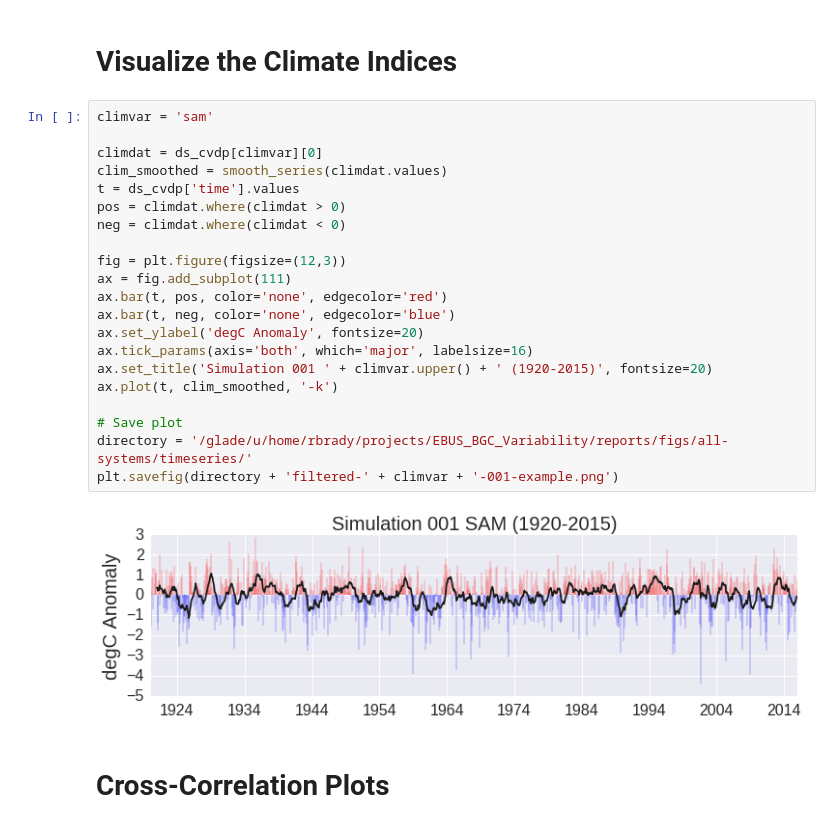
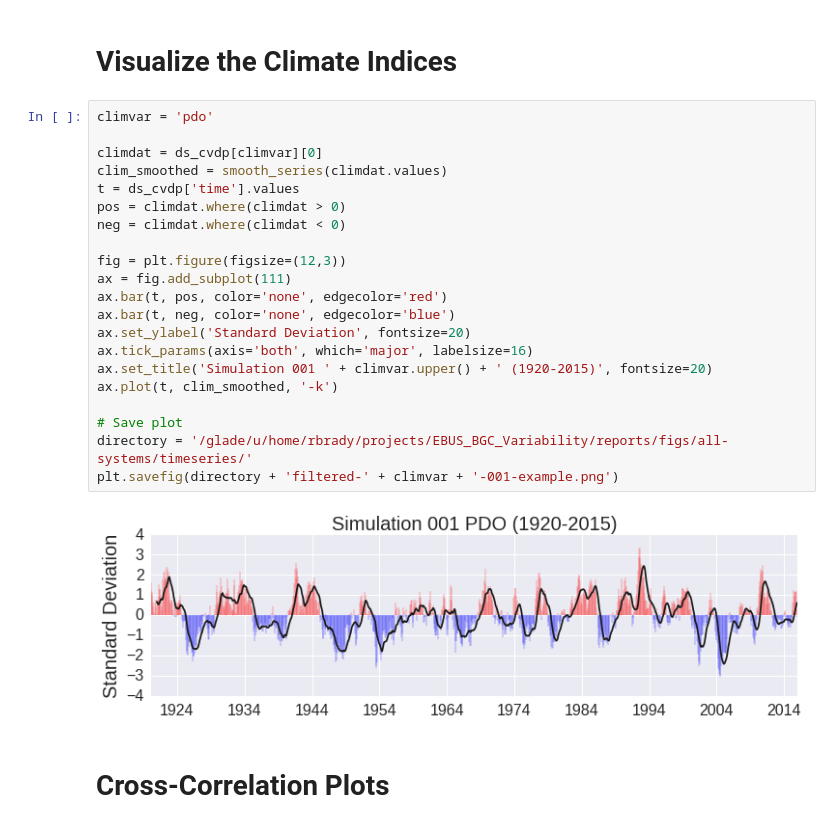
Before and after one commit to bradyrx/EBUS_BGC_Variability, a Jupyter notebook: notebooks/Timeseries_Analysis/EBUS-ENSO-timeseries-analysis.ipynb, the cells around one changed output. Saved outputs shown, nothing was run; the diff lists cells and outputs as text.

```diff
--- a/notebooks/Timeseries_Analysis/EBUS-ENSO-timeseries-analysis.ipynb
+++ b/notebooks/Timeseries_Analysis/EBUS-ENSO-timeseries-analysis.ipynb
@@ -283,28 +283,28 @@ ds_cvdp = xr.open_dataset(fileDir + 'cvdp_detrended_BGC.nc')
 # %% [markdown]
 # Visualize the Climate Indices
 # %%
-climvar = 'sam'
+climvar = 'pdo'
 
 climdat = ds_cvdp[climvar][0]
 clim_smoothed = smooth_series(climdat.values)
 t = ds_cvdp['time'].values
 pos = climdat.where(climdat > 0)
 neg = climdat.where(climdat < 0)
 
 fig = plt.figure(figsize=(12,3))
 ax = fig.add_subplot(111)
 ax.bar(t, pos, color='none', edgecolor='red')
 ax.bar(t, neg, color='none', edgecolor='blue')
-ax.set_ylabel('degC Anomaly', fontsize=20)
+ax.set_ylabel('Standard Deviation', fontsize=20)
 ax.tick_params(axis='both', which='major', labelsize=16)
 ax.set_title('Simulation 001 ' + climvar.upper() + ' (1920-2015)', fontsize=20)
 ax.plot(t, clim_smoothed, '-k')
 
 # Save plot
 directory = '/glade/u/home/rbrady/projects/EBUS_BGC_Variability/reports/figs/all-systems/timeseries/'
 plt.savefig(directory + 'filtered-' + climvar + '-001-example.png')
 # %% [output]
-[figure, old version]
+[figure, new version]
 # %% [markdown]
 # Cross-Correlation Plots
 # %%
```
Also changed, not shown: 1 other file.
